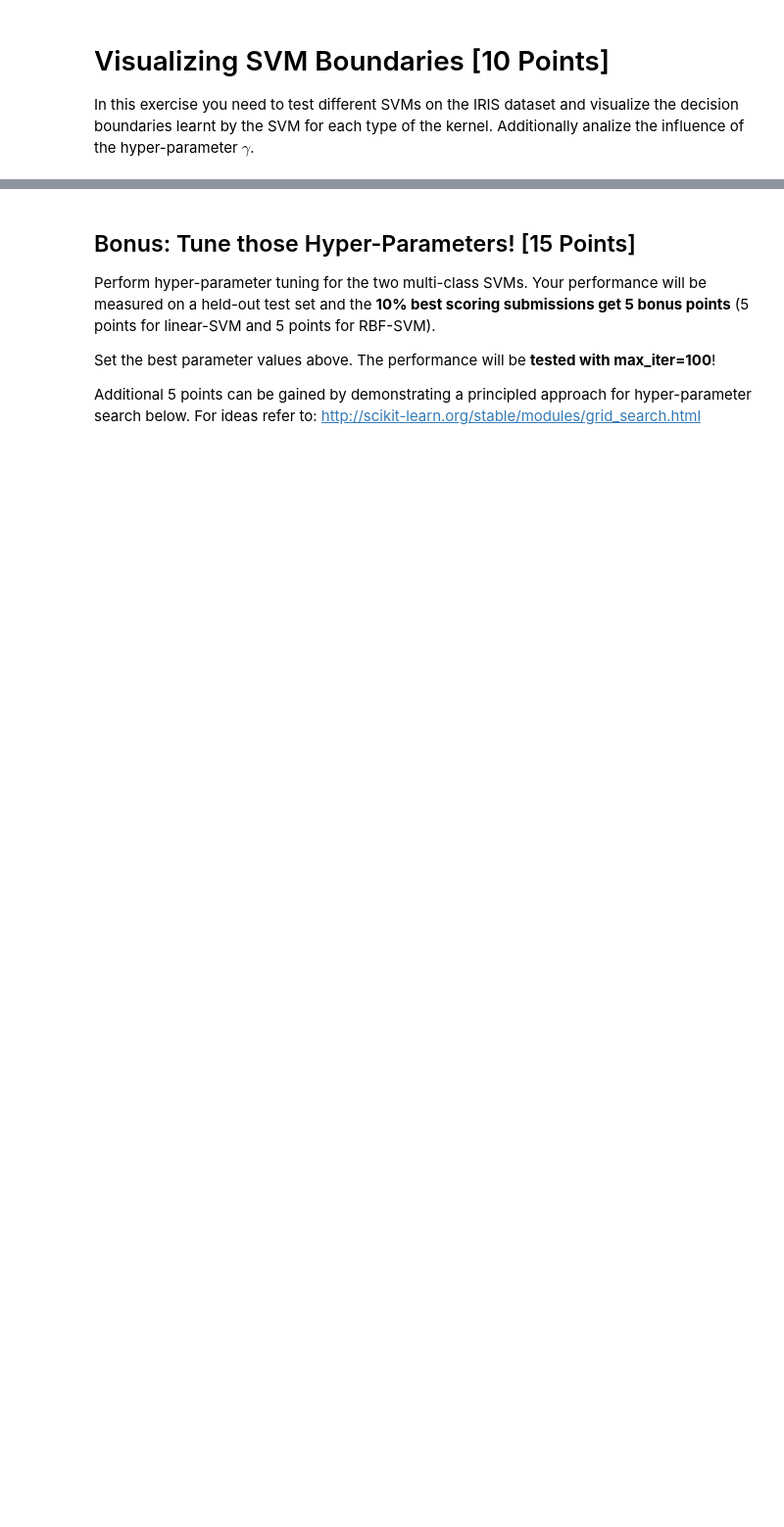
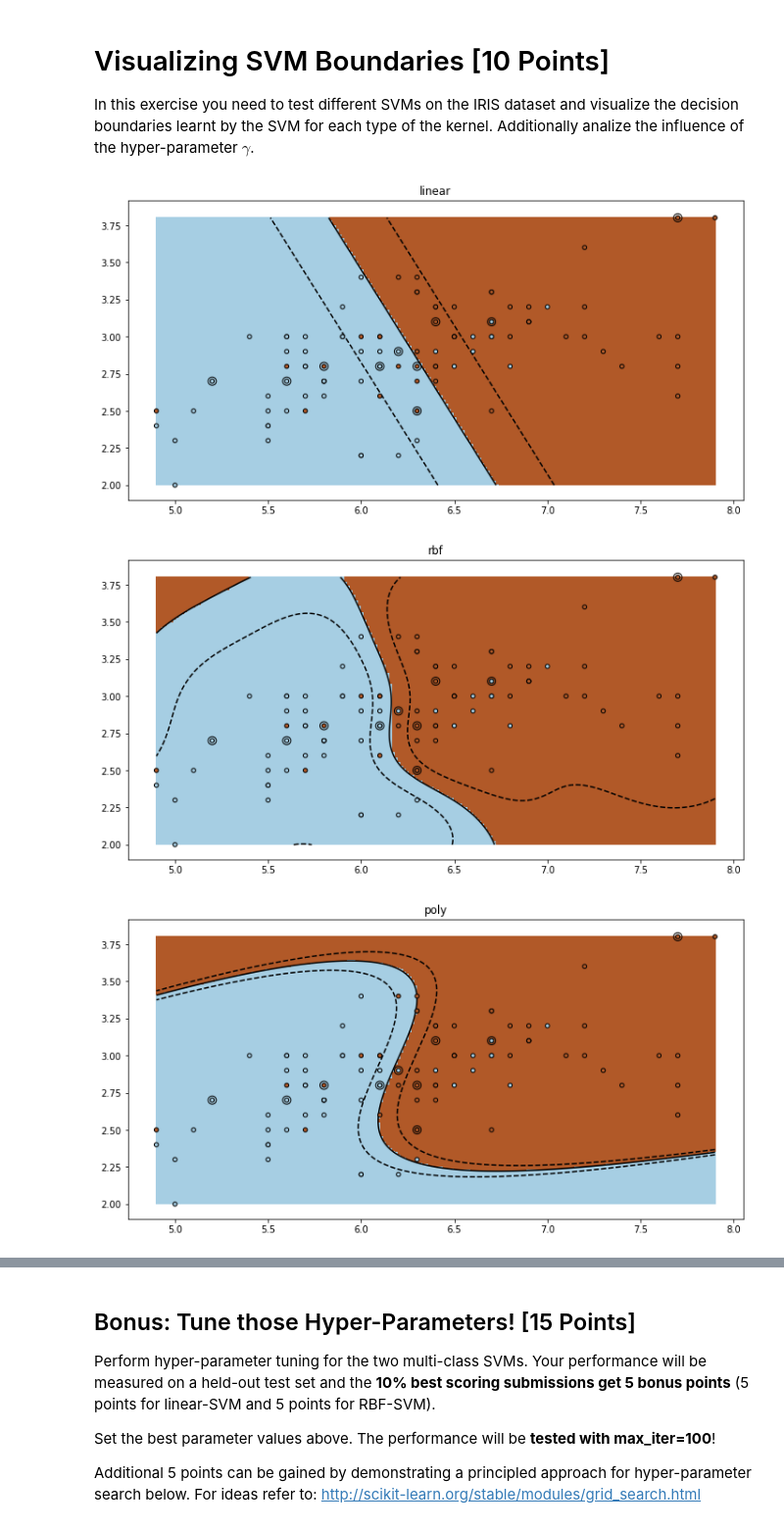
Before and after one commit to pascalgerig/machinelearning, a Jupyter notebook: ex2/Assignment2.ipynb, the cells around one changed output, grey strips where cells are left out. Shown at 98% size. Cells and saved outputs as stored; diff of their text form; code cells hidden in the pictures; blank space fills up the shorter version.

```diff
--- a/ex2/Assignment2.ipynb
+++ b/ex2/Assignment2.ipynb
@@ -451,39 +508,44 @@ for fig_num, kernel in enumerate(('linear', 'rbf', 'poly')):
     # Train an SVM with the given kernel                                  #
     #######################################################################
 
-    pass
+    clf = svm.SVC(kernel=kernel, gamma=5.0)
+    clf.fit(X, y)
 
     #######################################################################
     #                         END OF YOUR CODE                            #
     #######################################################################
 
 
     plt.figure(fig_num)
     plt.clf()
     plt.scatter(X[:, 0], X[:, 1], c=y, zorder=10, cmap=plt.cm.Paired,
                 edgecolor='k', s=20)
 
     # Circle out the test data
     plt.scatter(X_test[:, 0], X_test[:, 1], s=80, facecolors='none',
                 zorder=10, edgecolor='k')
 
     plt.axis('tight')
     x_min = X[:, 0].min()
     x_max = X[:, 0].max()
     y_min = X[:, 1].min()
     y_max = X[:, 1].max()
 
     XX, YY = np.mgrid[x_min:x_max:200j, y_min:y_max:200j]
     Z = clf.decision_function(np.c_[XX.ravel(), YY.ravel()])
 
     # Plot the results
     Z = Z.reshape(XX.shape)
     plt.pcolormesh(XX, YY, Z > 0, cmap=plt.cm.Paired)
     plt.contour(XX, YY, Z, colors=['k', 'k', 'k'],
                 linestyles=['--', '-', '--'], levels=[-.5, 0, .5])
 
     plt.title(kernel)
 plt.show()
+# %% [output]
+[figure, added]
+[figure, added]
+[figure, added]
 # %% [markdown]
 ## Exercise 10: Questions [10 Points]
 
```
Also changed, not shown: parts of 18 cells of this notebook, 20 other files.
